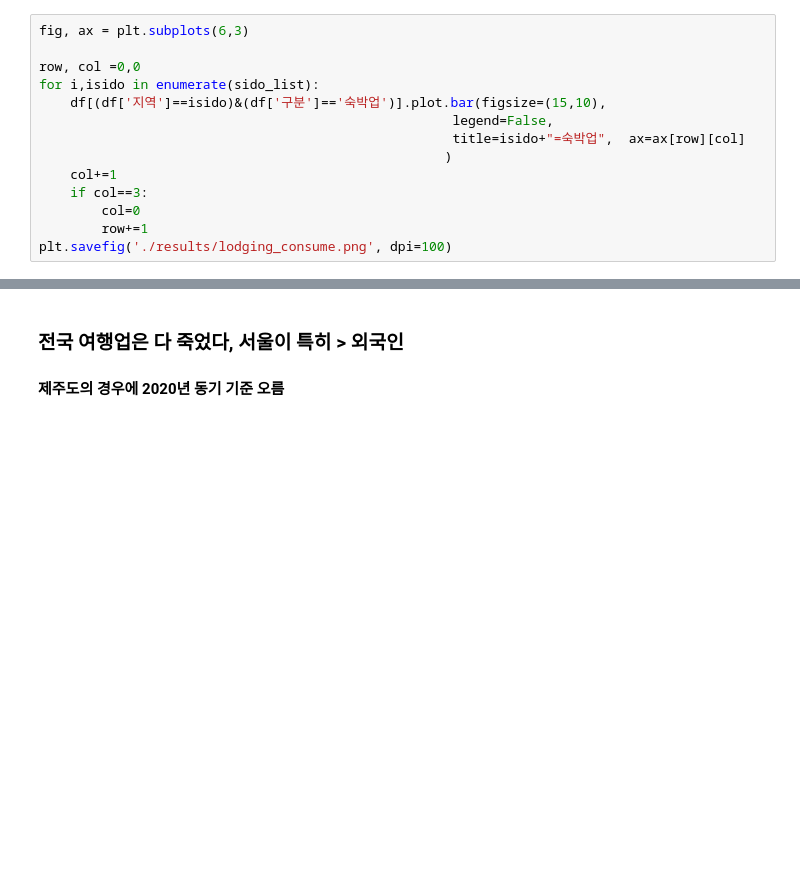
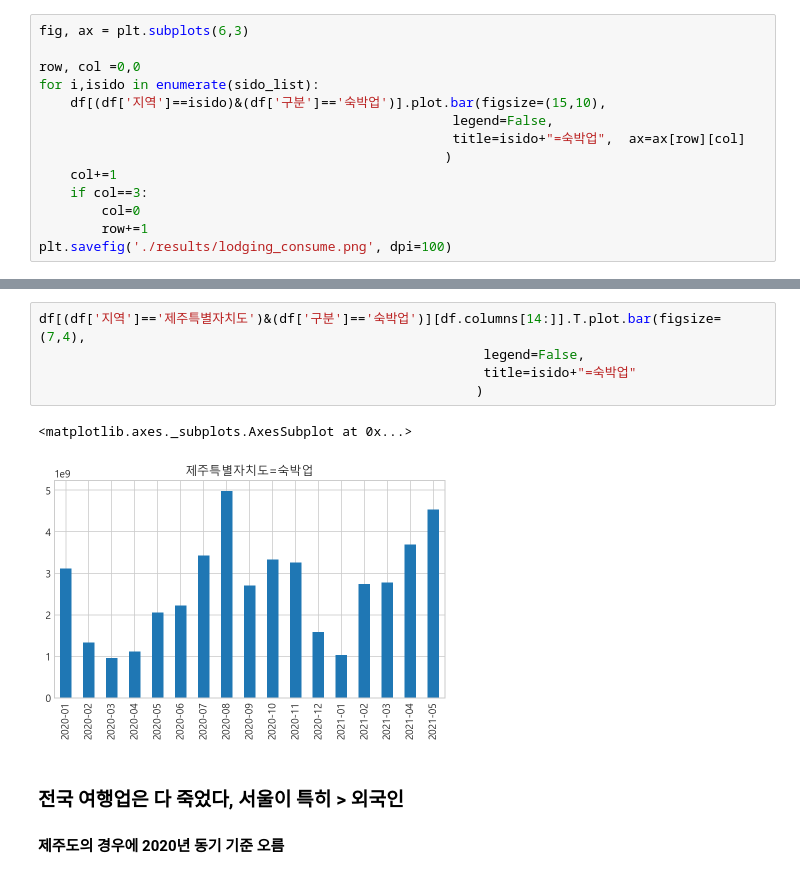
Before and after one commit to dev-Lesser/korea-tour-analysis, a Jupyter notebook: 관광지출액 분석.ipynb, the cells around one changed output, grey strips where cells are left out. Saved outputs shown, nothing was run; the diff lists cells and outputs as text; blank space fills up the shorter version.

```diff
--- a/관광지출액 분석.ipynb
+++ b/관광지출액 분석.ipynb
@@ -69,6 +77,14 @@ plt.savefig('./results/lodging_consume.png', dpi=100)
 <img src="./results/lodging_consume.png" />
 # %% [output]
 [interactive output not drawn]
+# %%
+df[(df['지역']=='제주특별자치도')&(df['구분']=='숙박업')][df.columns[14:]].T.plot.bar(figsize=(7,4),
+                                                         legend=False,
+                                                         title=isido+"=숙박업"
+                                                        )
+# %% [output]
+<matplotlib.axes._subplots.AxesSubplot at 0x...>
+[figure, added]
 # %% [markdown]
 ### 전국 여행업은 다 죽었다, 서울이 특히 > 외국인
 #### 제주도의 경우에 2020년 동기 기준 오름
```
Also changed, not shown: parts of 8 cells of this notebook, 4 other files.
